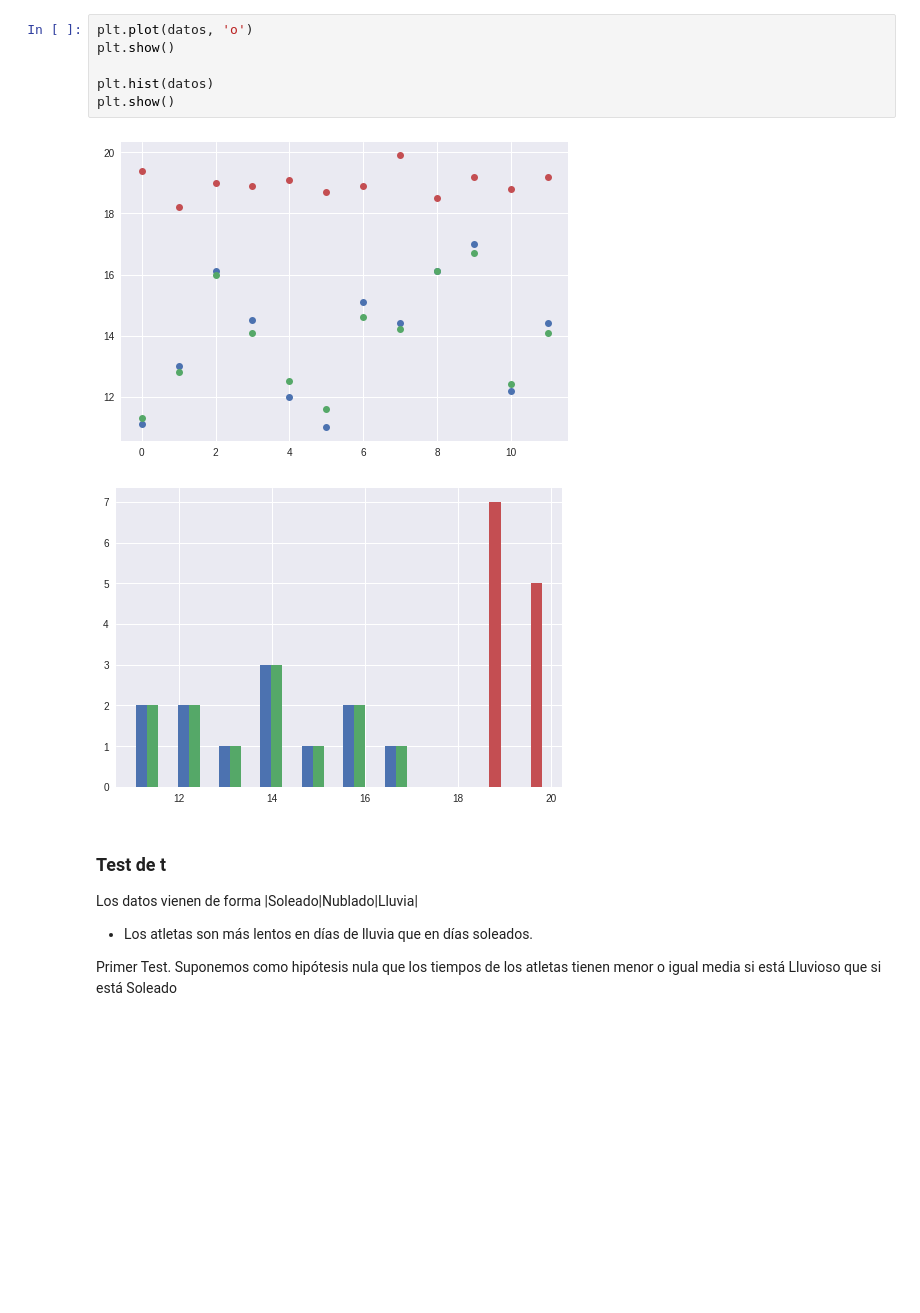
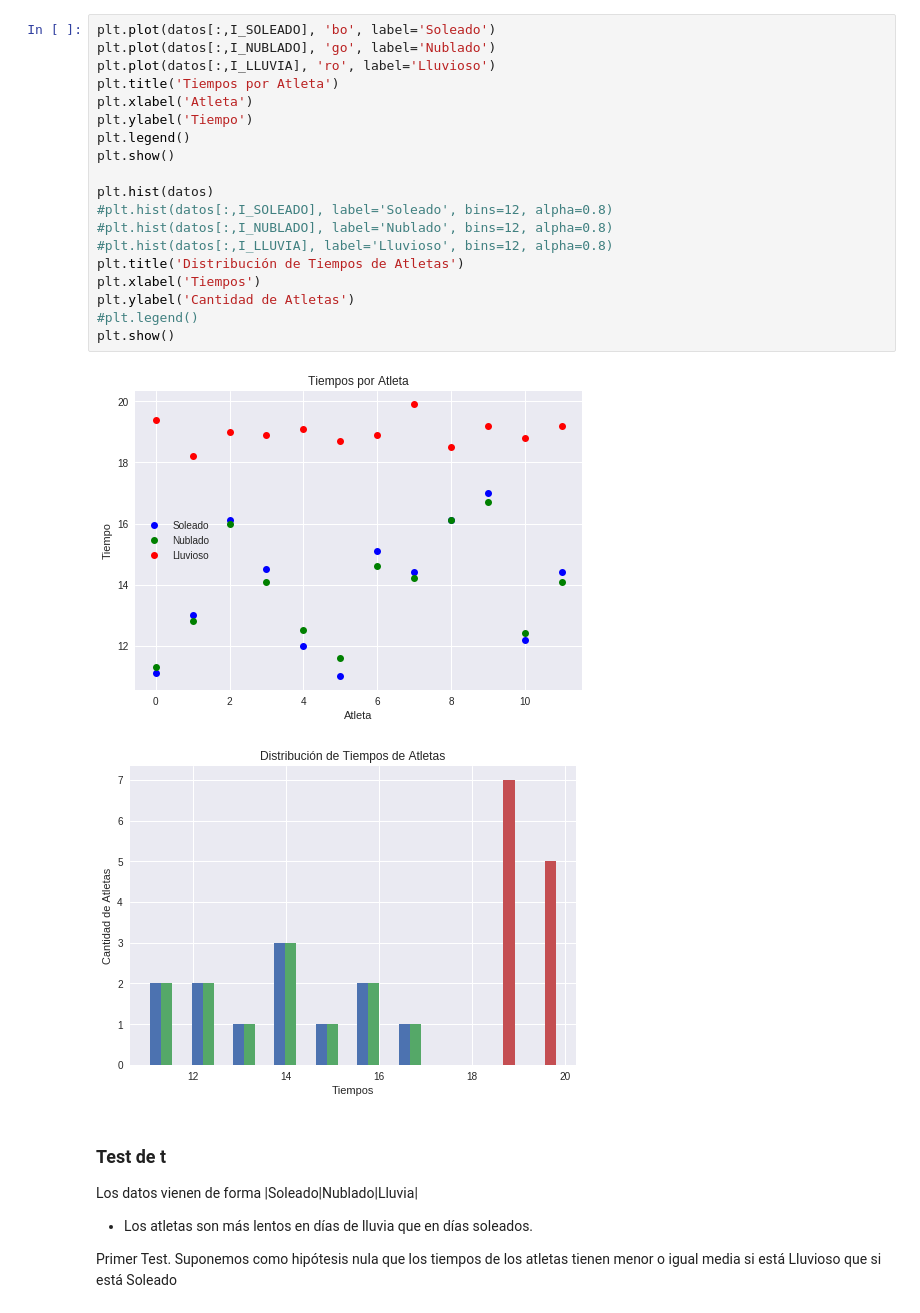
Before and after one commit to gfourcade/cienciadatos, a Jupyter notebook: tp1/tp1.ipynb, the cells around one changed output. Cells and saved outputs as stored; diff of their text form; blank space fills up the shorter version.

Commit message:
Títulos y labels en los gráficos + Fitteo de lineal en pearson r

```diff
--- a/tp1/tp1.ipynb
+++ b/tp1/tp1.ipynb
@@ -25,15 +26,28 @@ I_SOLEADO, I_NUBLADO, I_LLUVIA = range(3)
  [ 17.   16.7  19.2]
  [ 12.2  12.4  18.8]
  [ 14.4  14.1  19.2]]
-# %%
-plt.plot(datos, 'o')
-plt.show()
-
-plt.hist(datos)
-plt.show()
-# %% [output]
-[figure, removed]
-[figure, removed]
+# %%
+plt.plot(datos[:,I_SOLEADO], 'bo', label='Soleado')
+plt.plot(datos[:,I_NUBLADO], 'go', label='Nublado')
+plt.plot(datos[:,I_LLUVIA], 'ro', label='Lluvioso')
+plt.title('Tiempos por Atleta')
+plt.xlabel('Atleta')
+plt.ylabel('Tiempo')
+plt.legend()
+plt.show()
+
+plt.hist(datos)
+#plt.hist(datos[:,I_SOLEADO], label='Soleado', bins=12, alpha=0.8)
+#plt.hist(datos[:,I_NUBLADO], label='Nublado', bins=12, alpha=0.8)
+#plt.hist(datos[:,I_LLUVIA], label='Lluvioso', bins=12, alpha=0.8)
+plt.title('Distribución de Tiempos de Atletas')
+plt.xlabel('Tiempos')
+plt.ylabel('Cantidad de Atletas')
+#plt.legend()
+plt.show()
+# %% [output]
+[figure, added]
+[figure, added]
 # %% [markdown]
 ### Test de t
 Los datos vienen de forma |Soleado|Nublado|Lluvia|
```
Also changed, not shown: parts of 9 cells of this notebook.
